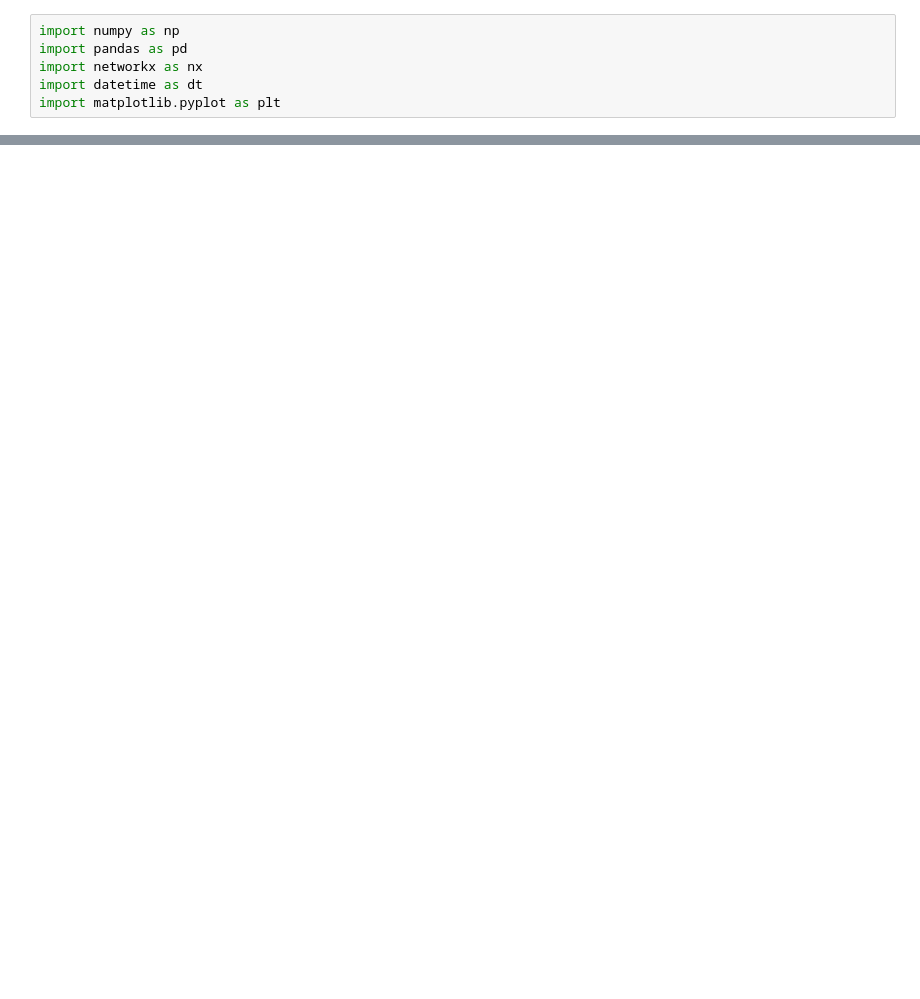
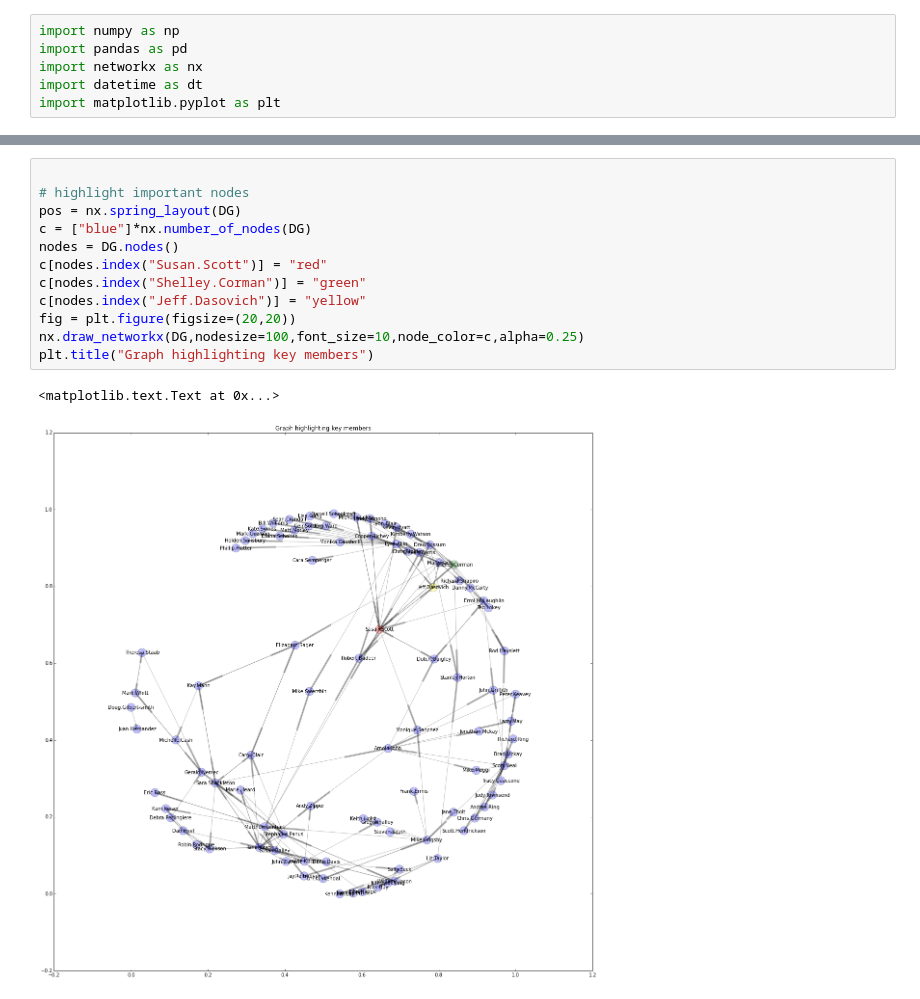
Before and after one commit to akhilketkar/cs205-project, a Jupyter notebook: graph_metrics.ipynb, the cells around one changed output, grey strips where cells are left out. Drawn from its saved outputs; the diff is of its cells as text; blank space fills up the shorter version.

```diff
--- a/graph_metrics.ipynb
+++ b/graph_metrics.ipynb
@@ -81,0 +156,15 @@ a = ax.set_yticklabels(sortedEigCenNames)
+# %%
+
+# highlight important nodes
+pos = nx.spring_layout(DG)
+c = ["blue"]*nx.number_of_nodes(DG)
+nodes = DG.nodes()
+c[nodes.index("Susan.Scott")] = "red"
+c[nodes.index("Shelley.Corman")] = "green"
+c[nodes.index("Jeff.Dasovich")] = "yellow"
+fig = plt.figure(figsize=(20,20))
+nx.draw_networkx(DG,nodesize=100,font_size=10,node_color=c,alpha=0.25)
+plt.title("Graph highlighting key members")
+# %% [output]
+<matplotlib.text.Text at 0x...>
+[figure, added]
```
Also changed, not shown: parts of 10 cells of this notebook.
